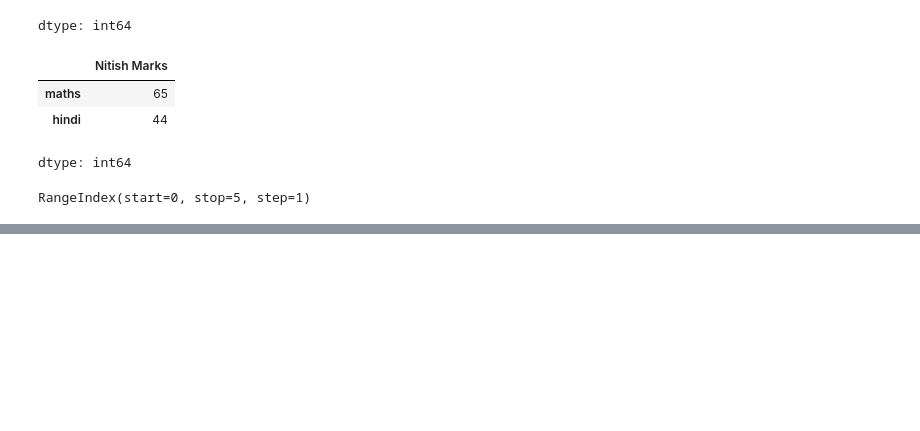
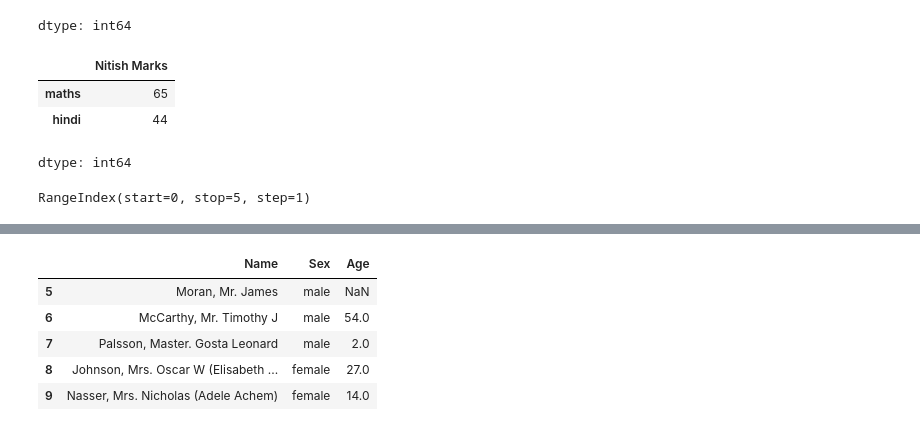
Before and after one commit to Promoter-Harsh/Pandas, a Jupyter notebook: Pandas.ipynb, the cells around one changed output, grey strips where cells are left out. Drawn from its saved outputs; the diff is of its cells as text; code cells hidden in the pictures; blank space fills up the shorter version.

```diff
--- a/Pandas.ipynb
+++ b/Pandas.ipynb
@@ -484,0 +276,10 @@ dtype: int64
+# %%
+df2 = df[["Name", "Sex", "Age"]][5:10]
+df2
+# %% [output]
+|  | Name | Sex | Age |
+| 5 | Moran, Mr. James | male | NaN |
+| 6 | McCarthy, Mr. Timothy J | male | 54.0 |
+| 7 | Palsson, Master. Gosta Leonard | male | 2.0 |
+| 8 | Johnson, Mrs. Oscar W (Elisabeth ... | female | 27.0 |
+| 9 | Nasser, Mrs. Nicholas (Adele Achem) | female | 14.0 |
```
Also changed, not shown: parts of 57 cells of this notebook.
